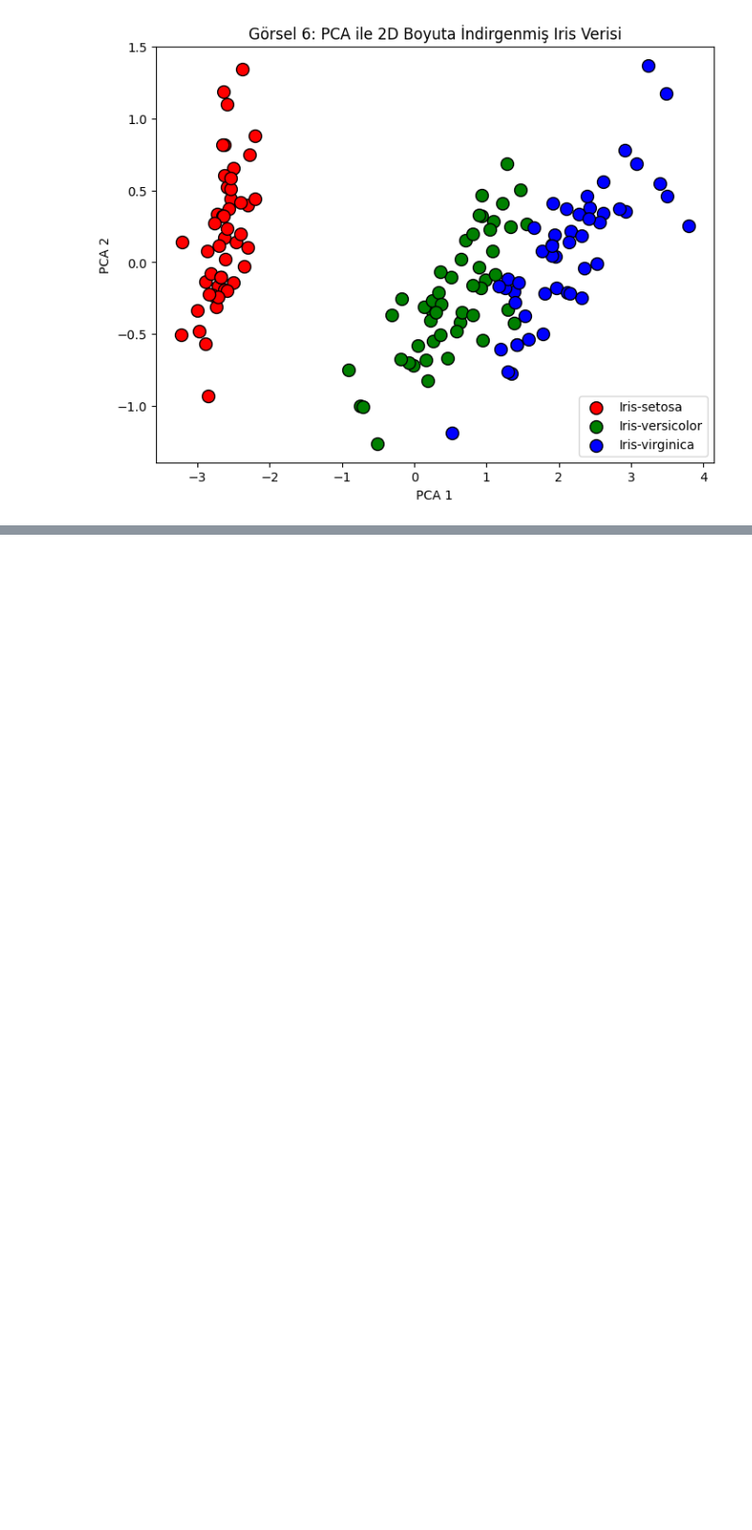
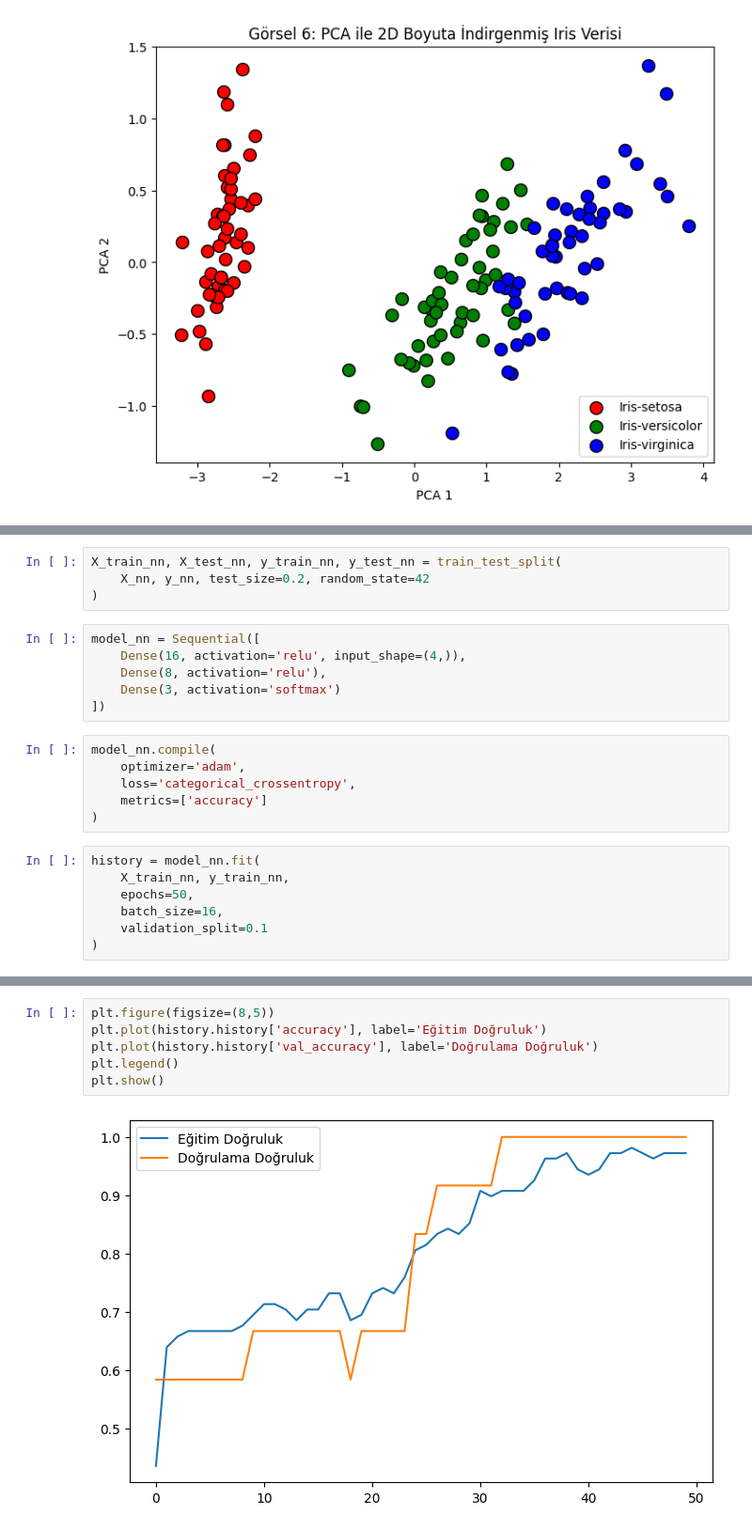
Before and after one commit to pelin52/.com, a Jupyter notebook: iris_veriseti_ile_lojistik_regrasyon.ipynb, the cells around one changed output, grey strips where cells are left out. Shown at 94% size. Drawn from its saved outputs; the diff is of its cells as text; blank space fills up the shorter version.

```diff
--- a/iris_veriseti_ile_lojistik_regrasyon.ipynb
+++ b/iris_veriseti_ile_lojistik_regrasyon.ipynb
@@ -235,0 +260,23 @@ plt.show()
+# %%
+X_train_nn, X_test_nn, y_train_nn, y_test_nn = train_test_split(
+    X_nn, y_nn, test_size=0.2, random_state=42
+)
+# %%
+model_nn = Sequential([
+    Dense(16, activation='relu', input_shape=(4,)),
+    Dense(8, activation='relu'),
+    Dense(3, activation='softmax')
+])
+# %%
+model_nn.compile(
+    optimizer='adam',
+    loss='categorical_crossentropy',
+    metrics=['accuracy']
+)
+# %%
+history = model_nn.fit(
+    X_train_nn, y_train_nn,
+    epochs=50,
+    batch_size=16,
+    validation_split=0.1
+)
@@ -235,0 +307,8 @@ plt.show()
+# %%
+plt.figure(figsize=(8,5))
+plt.plot(history.history['accuracy'], label='Eğitim Doğruluk')
+plt.plot(history.history['val_accuracy'], label='Doğrulama Doğruluk')
+plt.legend()
+plt.show()
+# %% [output]
+[figure, added]
```
Also changed, not shown: parts of 11 cells of this notebook.
